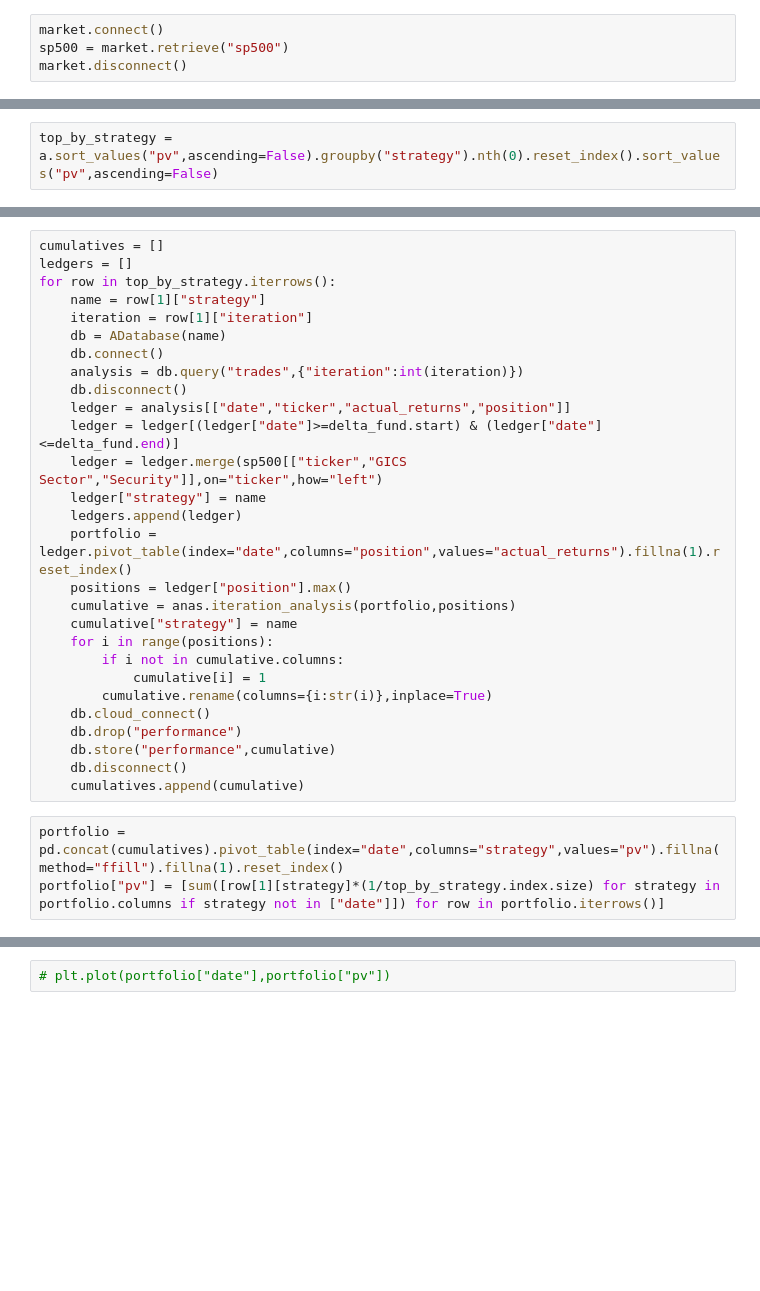
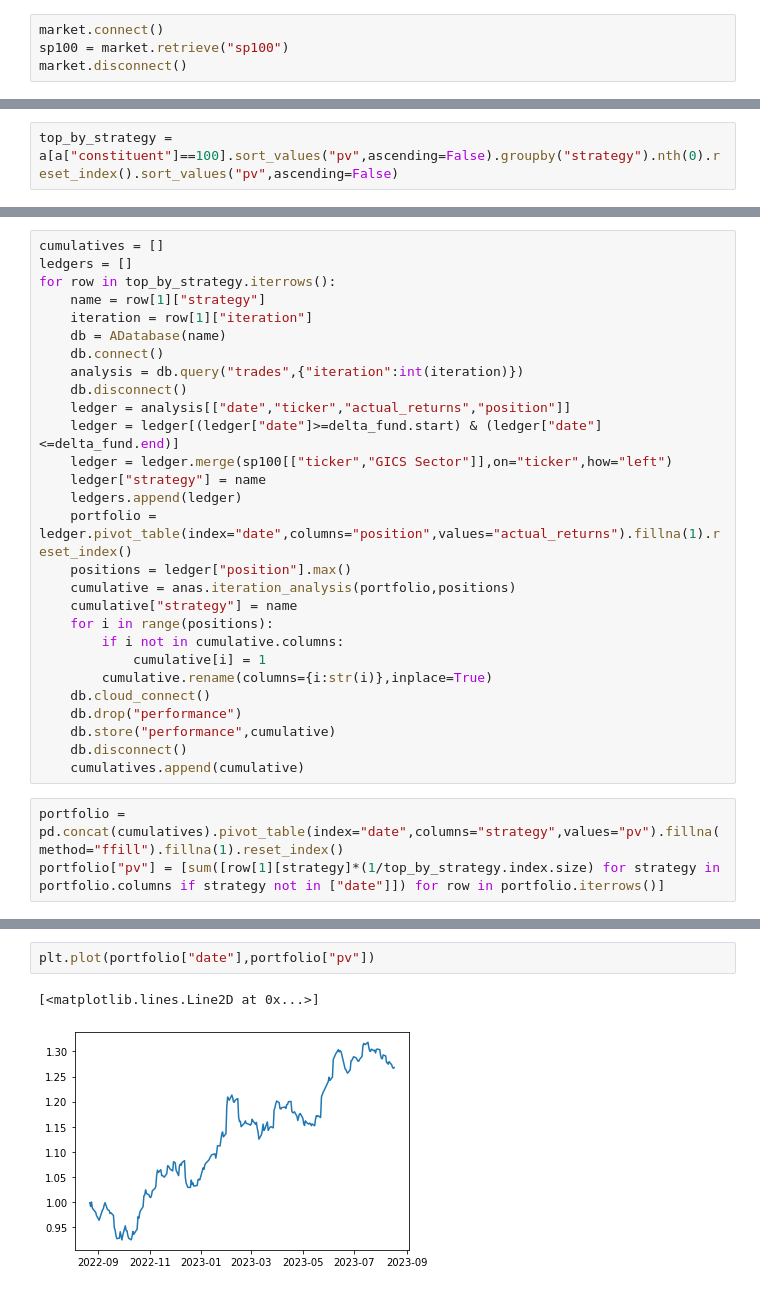
Before and after one commit to webclinic017/longshot-, a Jupyter notebook: analysis.ipynb, the cells around one changed output, grey strips where cells are left out. Drawn from its saved outputs; the diff is of its cells as text; blank space fills up the shorter version.

```diff
--- a/analysis.ipynb
+++ b/analysis.ipynb
@@ -27,7 +27,7 @@ delta_fund = Fund()
 delta_fund.initialize()
 # %%
 market.connect()
-sp500 = market.retrieve("sp500")
+sp100 = market.retrieve("sp100")
 market.disconnect()
 # %%
 analysis = []
@@ -62,2 +80,2 @@ a = pd.DataFrame([x.to_dict() for x in analysis])
 # %%
-top_by_strategy = a.sort_values("pv",ascending=False).groupby("strategy").nth(0).reset_index().sort_values("pv",ascending=False)
+top_by_strategy = a[a["constituent"]==100].sort_values("pv",ascending=False).groupby("strategy").nth(0).reset_index().sort_values("pv",ascending=False)
@@ -104,7 +112,7 @@ for row in top_by_strategy.iterrows():
     db.disconnect()
     ledger = analysis[["date","ticker","actual_returns","position"]]
     ledger = ledger[(ledger["date"]>=delta_fund.start) & (ledger["date"]<=delta_fund.end)]
-    ledger = ledger.merge(sp500[["ticker","GICS Sector","Security"]],on="ticker",how="left")
+    ledger = ledger.merge(sp100[["ticker","GICS Sector"]],on="ticker",how="left")
     ledger["strategy"] = name
     ledgers.append(ledger)
     portfolio = ledger.pivot_table(index="date",columns="position",values="actual_returns").fillna(1).reset_index()
@@ -128,3 +139,6 @@ portfolio["pv"] = [sum([row[1][strategy]*(1/top_by_strategy.index.size) for stra
 # %%
-# plt.plot(portfolio["date"],portfolio["pv"])
+plt.plot(portfolio["date"],portfolio["pv"])
+# %% [output]
+[<matplotlib.lines.Line2D at 0x...>]
+[figure, added]
 # %%
```
Also changed, not shown: parts of 6 cells of this notebook, 20 other files.
